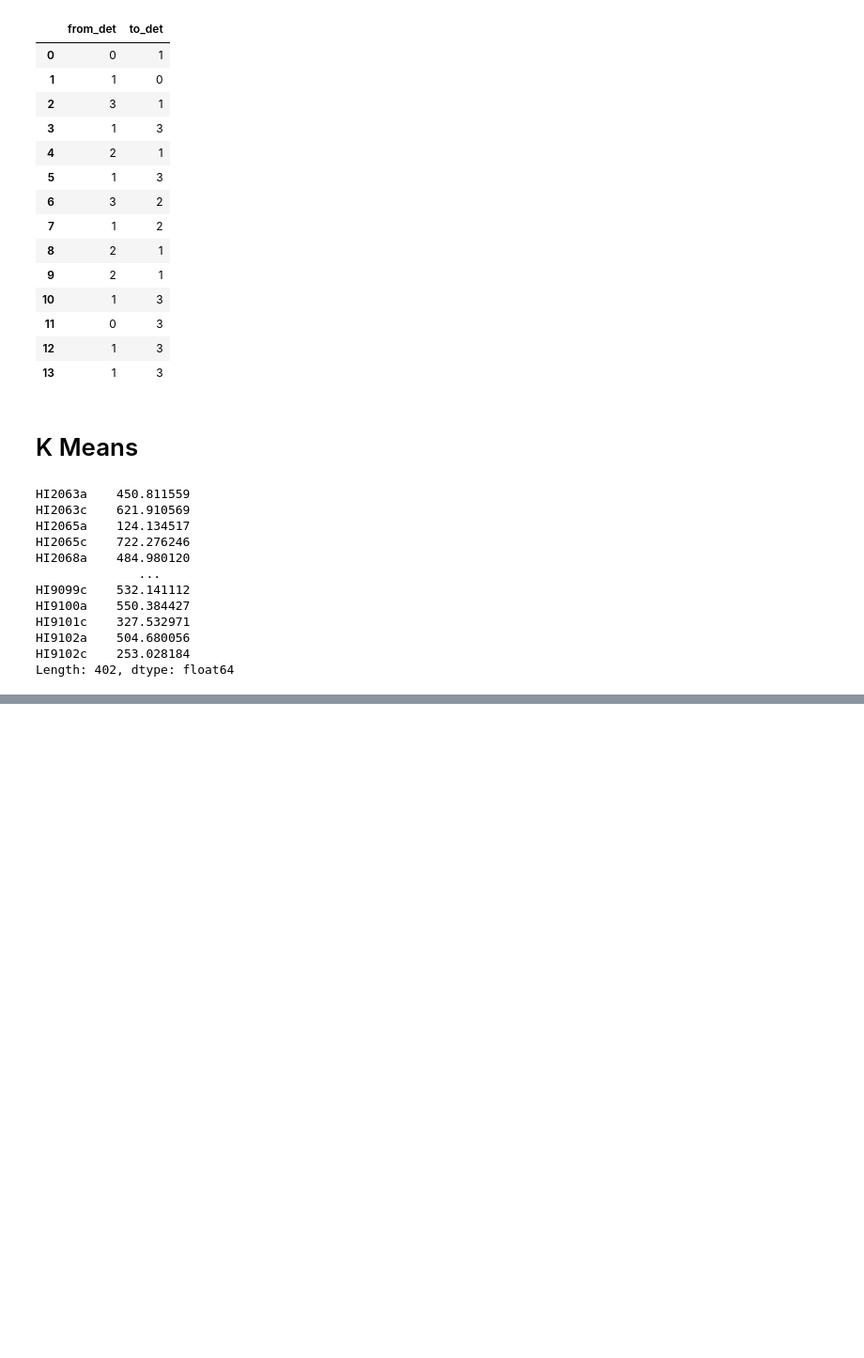
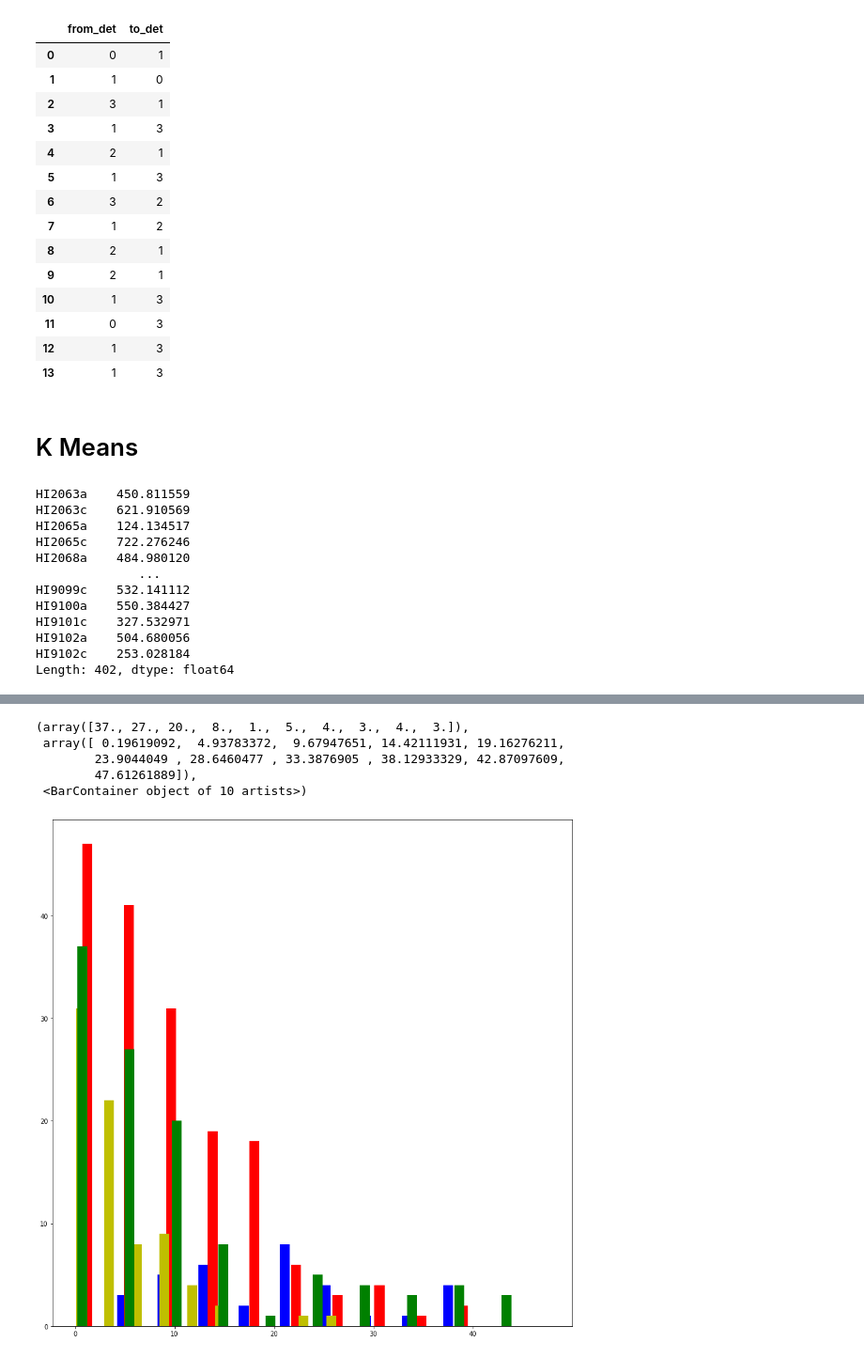
Before and after one commit to HaTT2018/NET_louvain_DAN, a Jupyter notebook: search_rand_seed.ipynb, the cells around one changed output, grey strips where cells are left out. Shown at 94% size. Cells and saved outputs as stored; diff of their text form; code cells hidden in the pictures; blank space fills up the shorter version.

```diff
--- a/search_rand_seed.ipynb
+++ b/search_rand_seed.ipynb
@@ -623,0 +644,13 @@ id_402_km.to_csv('./res/%i_id_402_km_withclass.csv'%randseed)
+# %%
+plt.figure(figsize=[15,15])
+plt.hist(b_det[b_det['class']==0].iloc[:, 0], color='b', width=1, label='class1')
+plt.hist(b_det[b_det['class']==1].iloc[:, 0], color='r', width=1, label='class2')
+plt.hist(b_det[b_det['class']==2].iloc[:, 0], color='y', width=1, label='class3')
+plt.hist(b_det[b_det['class']==3].iloc[:, 0], color='g', width=1, label='class4')
+# %% [output]
+(array([37., 27., 20.,  8.,  1.,  5.,  4.,  3.,  4.,  3.]),
+ array([ 0.19619092,  4.93783372,  9.67947651, 14.42111931, 19.16276211,
+        23.9044049 , 28.6460477 , 33.3876905 , 38.12933329, 42.87097609,
+        47.61261889]),
+ <BarContainer object of 10 artists>)
+[figure, added]
```
Also changed, not shown: parts of 11 cells of this notebook, 2 other files.
